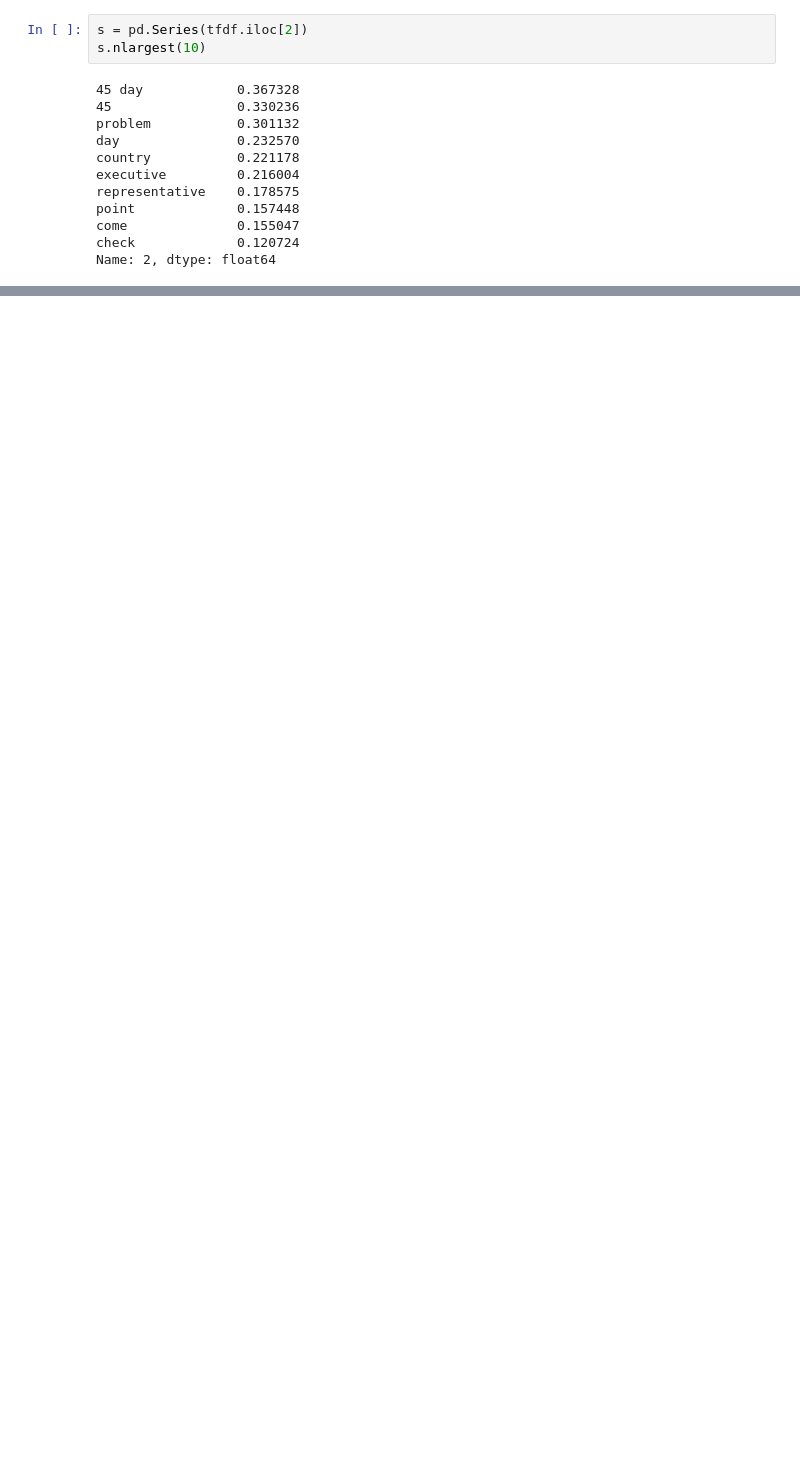
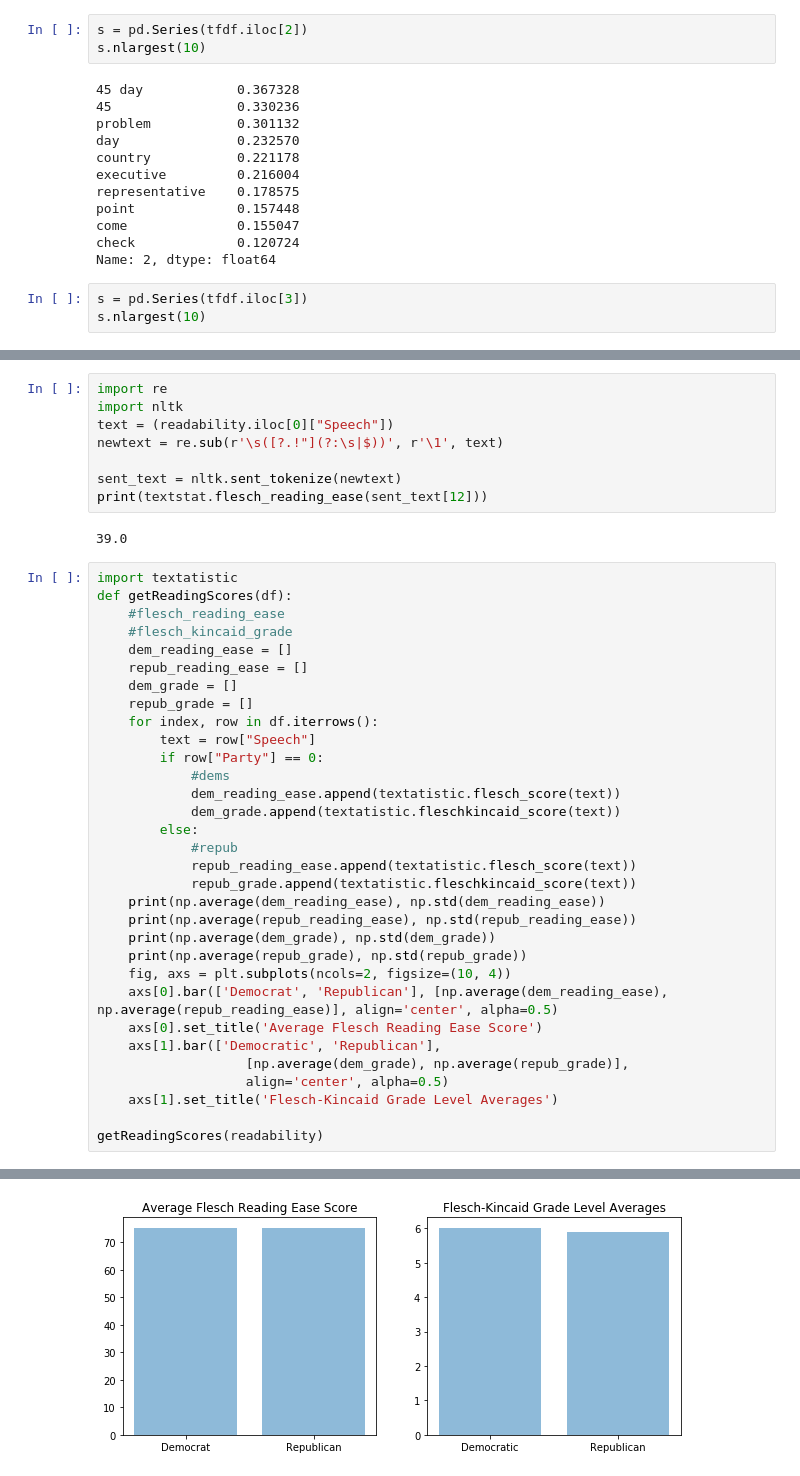
Before and after one commit to eltabre/PolitiGauge, a Jupyter notebook: notebooks/ConvoteDataExploration.ipynb, the cells around one changed output, grey strips where cells are left out. Drawn from its saved outputs; the diff is of its cells as text; blank space fills up the shorter version.

```diff
--- a/notebooks/ConvoteDataExploration.ipynb
+++ b/notebooks/ConvoteDataExploration.ipynb
@@ -344,3 +358,6 @@ point             0.157448
 come              0.155047
 check             0.120724
 Name: 2, dtype: float64
+# %%
+s = pd.Series(tfdf.iloc[3])
+s.nlargest(10)
@@ -346,0 +413,43 @@ Name: 2, dtype: float64
+# %%
+import re
+import nltk
+text = (readability.iloc[0]["Speech"])
+newtext = re.sub(r'\s([?.!"](?:\s|$))', r'\1', text)
+
+sent_text = nltk.sent_tokenize(newtext)
+print(textstat.flesch_reading_ease(sent_text[12]))
+# %% [output]
+39.0
+# %%
+import textatistic
+def getReadingScores(df):
+    #flesch_reading_ease
+    #flesch_kincaid_grade
+    dem_reading_ease = []
+    repub_reading_ease = []
+    dem_grade = []
+    repub_grade = []
+    for index, row in df.iterrows():
+        text = row["Speech"]
+        if row["Party"] == 0:
+            #dems
+            dem_reading_ease.append(textatistic.flesch_score(text))
+            dem_grade.append(textatistic.fleschkincaid_score(text))
+        else:
+            #repub
+            repub_reading_ease.append(textatistic.flesch_score(text))
+            repub_grade.append(textatistic.fleschkincaid_score(text))
+    print(np.average(dem_reading_ease), np.std(dem_reading_ease))
+    print(np.average(repub_reading_ease), np.std(repub_reading_ease))
+    print(np.average(dem_grade), np.std(dem_grade))
+    print(np.average(repub_grade), np.std(repub_grade))
+    fig, axs = plt.subplots(ncols=2, figsize=(10, 4))
+    axs[0].bar(['Democrat', 'Republican'], [np.average(dem_reading_ease), np.average(repub_reading_ease)], align='center', alpha=0.5)
+    axs[0].set_title('Average Flesch Reading Ease Score')
+    axs[1].bar(['Democratic', 'Republican'],
+                   [np.average(dem_grade), np.average(repub_grade)],
+                   align='center', alpha=0.5)
+    axs[1].set_title('Flesch-Kincaid Grade Level Averages')
+
+getReadingScores(readability)
+# %% [output]
@@ -346,0 +460 @@ Name: 2, dtype: float64
+[figure, added]
```
Also changed, not shown: parts of 18 cells of this notebook.
